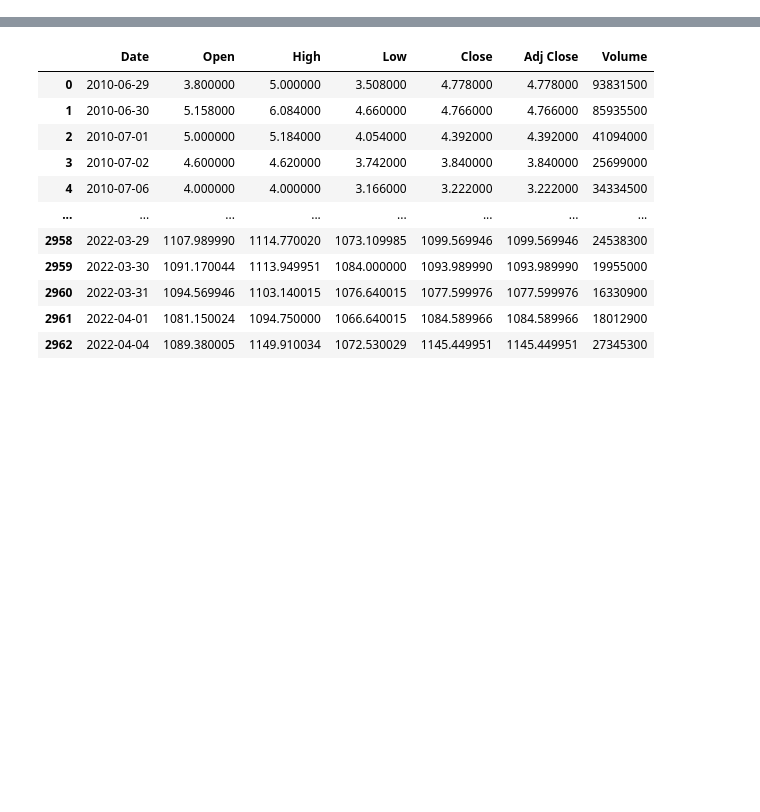
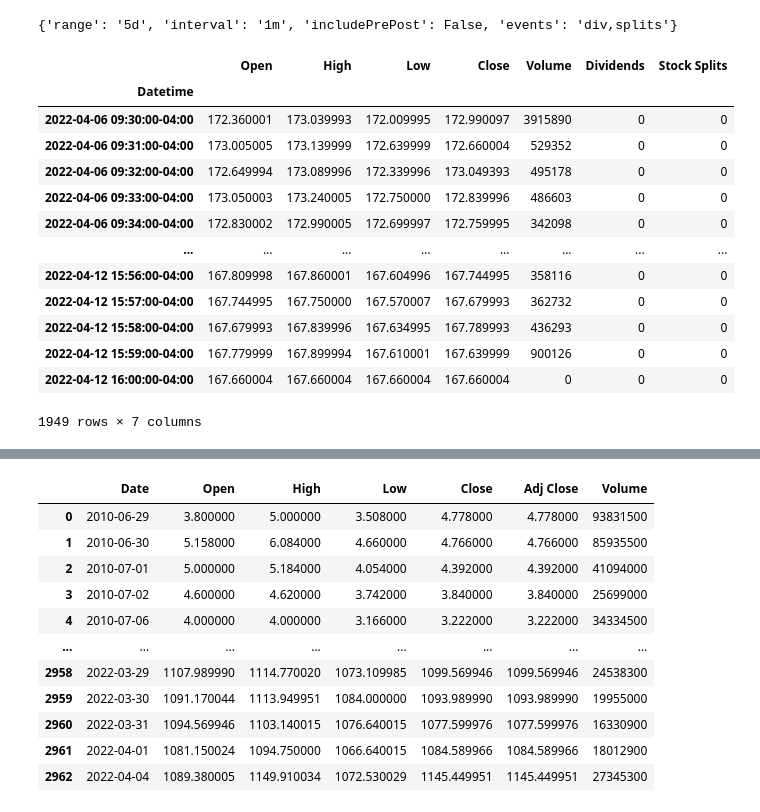
Before and after one commit to slamatik/selenium_plays, a Jupyter notebook: Untitled.ipynb, the cells around one changed output, grey strips where cells are left out. Saved outputs shown, nothing was run; the diff lists cells and outputs as text; code cells hidden in the pictures; blank space fills up the shorter version.

```diff
--- a/Untitled.ipynb
+++ b/Untitled.ipynb
@@ -214,3 +16,21 @@ fig.show()
+# %%
+yf.Ticker('AAPL').history(interval='1m', period='5d')
+# %% [output]
+{'range': '5d', 'interval': '1m', 'includePrePost': False, 'events': 'div,splits'}
+|  | Open | High | Low | Close | Volume | Dividends | Stock Splits |
+| Datetime |  |  |  |  |  |  |  |
+| 2022-04-06 09:30:00-04:00 | 172.360001 | 173.039993 | 172.009995 | 172.990097 | 3915890 | 0 | 0 |
+| 2022-04-06 09:31:00-04:00 | 173.005005 | 173.139999 | 172.639999 | 172.660004 | 529352 | 0 | 0 |
+| 2022-04-06 09:32:00-04:00 | 172.649994 | 173.089996 | 172.339996 | 173.049393 | 495178 | 0 | 0 |
+| 2022-04-06 09:33:00-04:00 | 173.050003 | 173.240005 | 172.750000 | 172.839996 | 486603 | 0 | 0 |
+| 2022-04-06 09:34:00-04:00 | 172.830002 | 172.990005 | 172.699997 | 172.759995 | 342098 | 0 | 0 |
+| ... | ... | ... | ... | ... | ... | ... | ... |
+| 2022-04-12 15:56:00-04:00 | 167.809998 | 167.860001 | 167.604996 | 167.744995 | 358116 | 0 | 0 |
+| 2022-04-12 15:57:00-04:00 | 167.744995 | 167.750000 | 167.570007 | 167.679993 | 362732 | 0 | 0 |
+| 2022-04-12 15:58:00-04:00 | 167.679993 | 167.839996 | 167.634995 | 167.789993 | 436293 | 0 | 0 |
+| 2022-04-12 15:59:00-04:00 | 167.779999 | 167.899994 | 167.610001 | 167.639999 | 900126 | 0 | 0 |
+| 2022-04-12 16:00:00-04:00 | 167.660004 | 167.660004 | 167.660004 | 167.660004 | 0 | 0 | 0 |
+1949 rows × 7 columns
 # %%
 url_stats = 'https://finance.yahoo.com/quote/{}/key-statistics?p={}'
 url_profile = 'https://finance.yahoo.com/quote/{}/profile?p={}'
```
Also changed, not shown: parts of 36 cells of this notebook, 8 other files.
